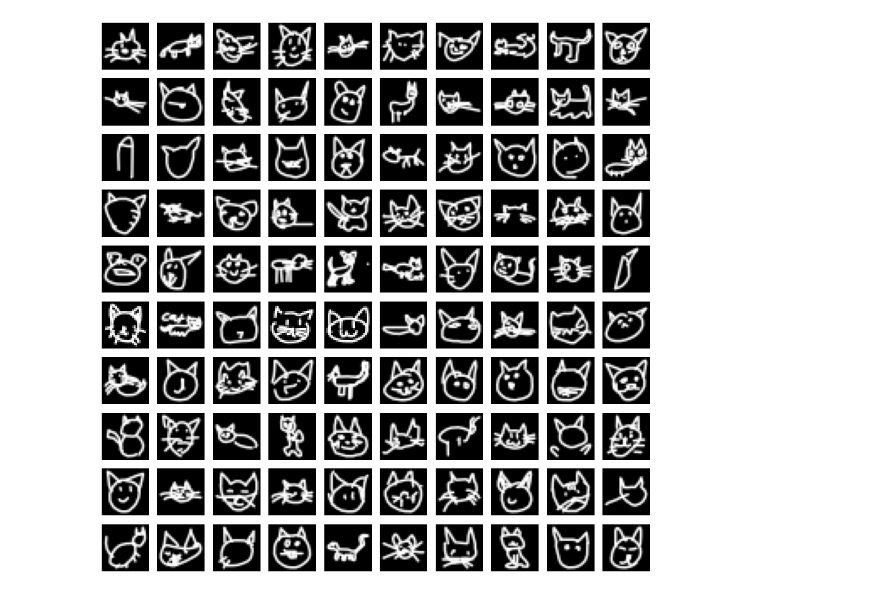
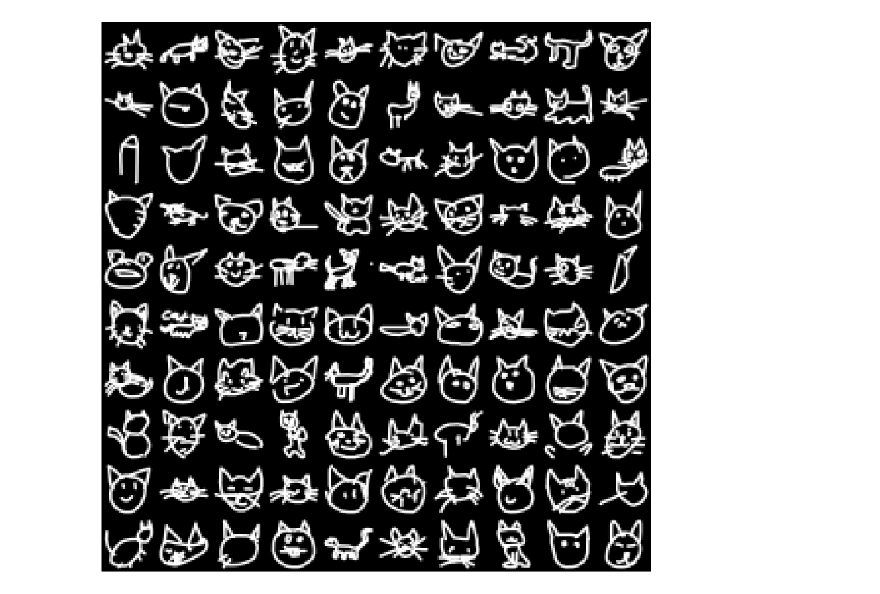
Before and after one commit to Marcus-Friis/aml-mini-project, a Jupyter notebook: notebooks/plot_cats.ipynb, the cells around one changed output. Drawn from its saved outputs; the diff is of its cells as text; code cells hidden in the pictures.

```diff
--- a/notebooks/plot_cats.ipynb
+++ b/notebooks/plot_cats.ipynb
@@ -8,12 +8,12 @@ cats = np.load('../data/cats/full_numpy_bitmap_cat.npy').reshape(-1, 1, img_dim,
 # %%
 # plot grid of cats
 n_cats = 10
 fig, ax = plt.subplots(n_cats, n_cats, figsize=(10, 10))
 for i in range(n_cats):
     for j in range(n_cats):
         ax[i, j].imshow(cats[i*n_cats + j][0], cmap='gray')
         ax[i, j].axis('off')
-plt.tight_layout()
+plt.tight_layout(pad=0)
 fig.savefig('../figs/cats.svg')
 # %% [output]
-[figure, old version]
+[figure, new version]
```
Also changed, not shown: 1 other file.
